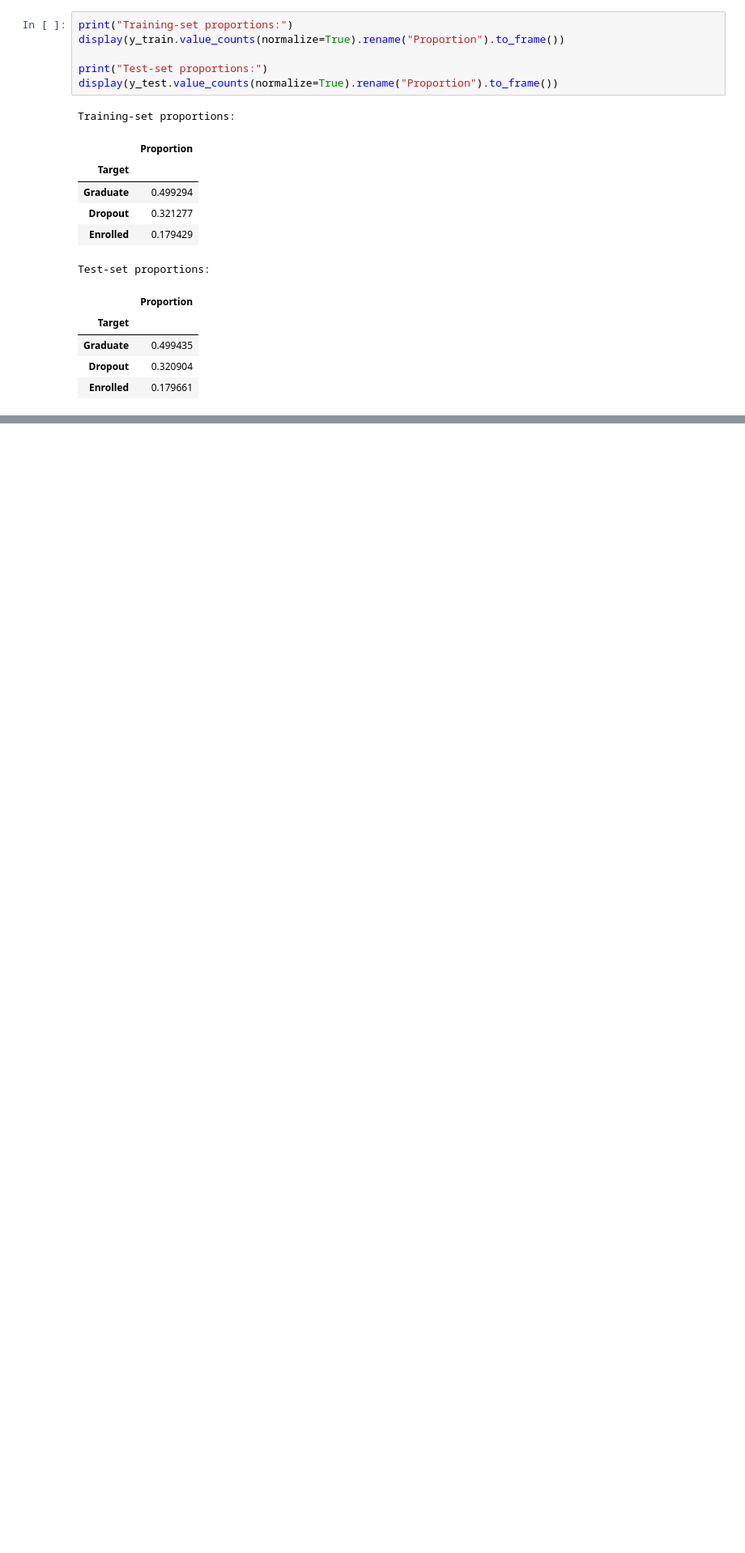
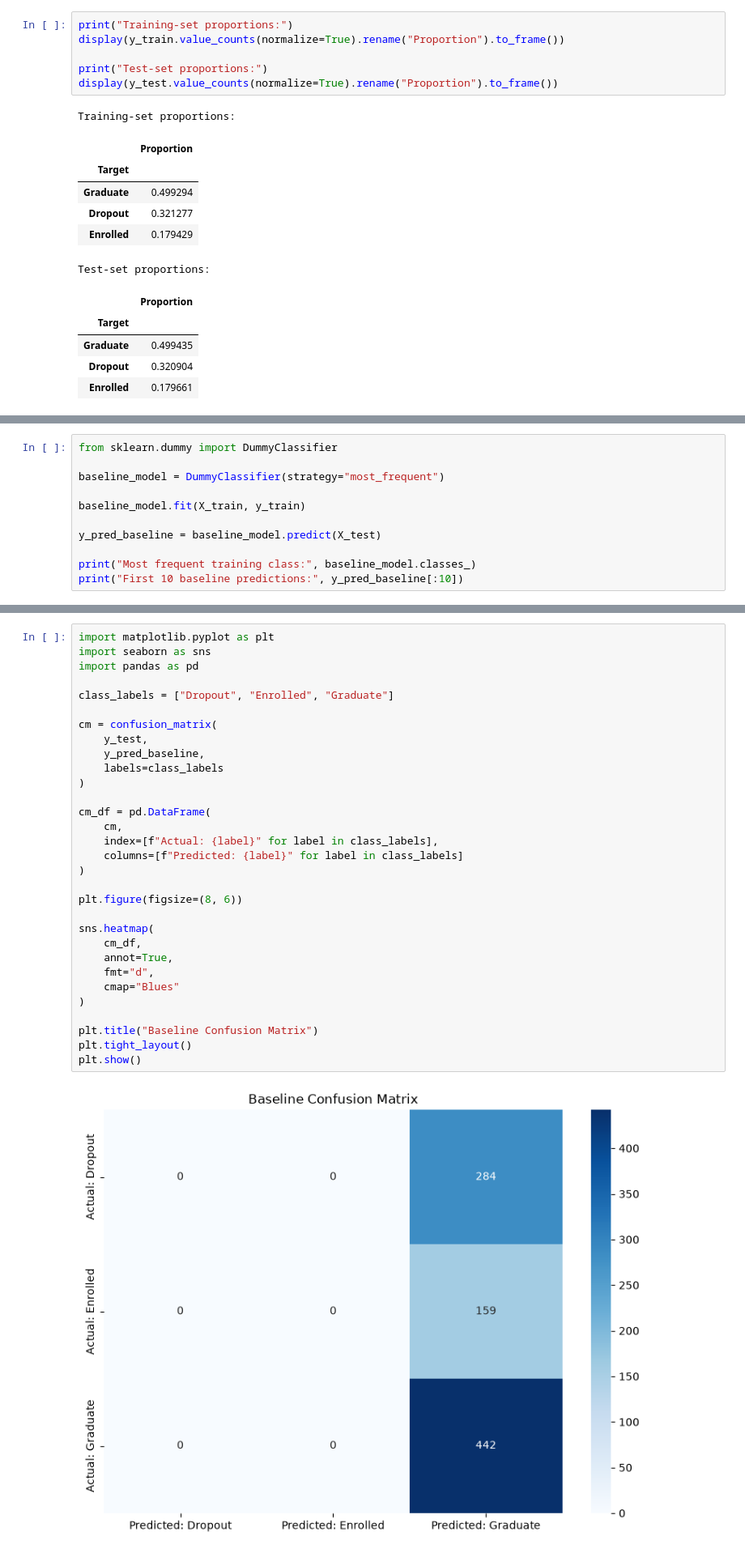
Before and after one commit to mrymsarabi/student-dropout-prediction, a Jupyter notebook: notebooks/03_data_preparation.ipynb, the cells around one changed output, grey strips where cells are left out. Shown at 81% size. Saved outputs shown, nothing was run; the diff lists cells and outputs as text; blank space fills up the shorter version.

Commit message:
Evaluate majority-class baseline

```diff
--- a/notebooks/03_data_preparation.ipynb
+++ b/notebooks/03_data_preparation.ipynb
@@ -217,0 +226,11 @@ Test-set proportions:
+# %%
+from sklearn.dummy import DummyClassifier
+
+baseline_model = DummyClassifier(strategy="most_frequent")
+
+baseline_model.fit(X_train, y_train)
+
+y_pred_baseline = baseline_model.predict(X_test)
+
+print("Most frequent training class:", baseline_model.classes_)
+print("First 10 baseline predictions:", y_pred_baseline[:10])
@@ -217,0 +297,33 @@ Test-set proportions:
+# %%
+import matplotlib.pyplot as plt
+import seaborn as sns
+import pandas as pd
+
+class_labels = ["Dropout", "Enrolled", "Graduate"]
+
+cm = confusion_matrix(
+    y_test,
+    y_pred_baseline,
+    labels=class_labels
+)
+
+cm_df = pd.DataFrame(
+    cm,
+    index=[f"Actual: {label}" for label in class_labels],
+    columns=[f"Predicted: {label}" for label in class_labels]
+)
+
+plt.figure(figsize=(8, 6))
+
+sns.heatmap(
+    cm_df,
+    annot=True,
+    fmt="d",
+    cmap="Blues"
+)
+
+plt.title("Baseline Confusion Matrix")
+plt.tight_layout()
+plt.show()
+# %% [output]
+[figure, added]
```
Also changed, not shown: parts of 6 cells of this notebook.
